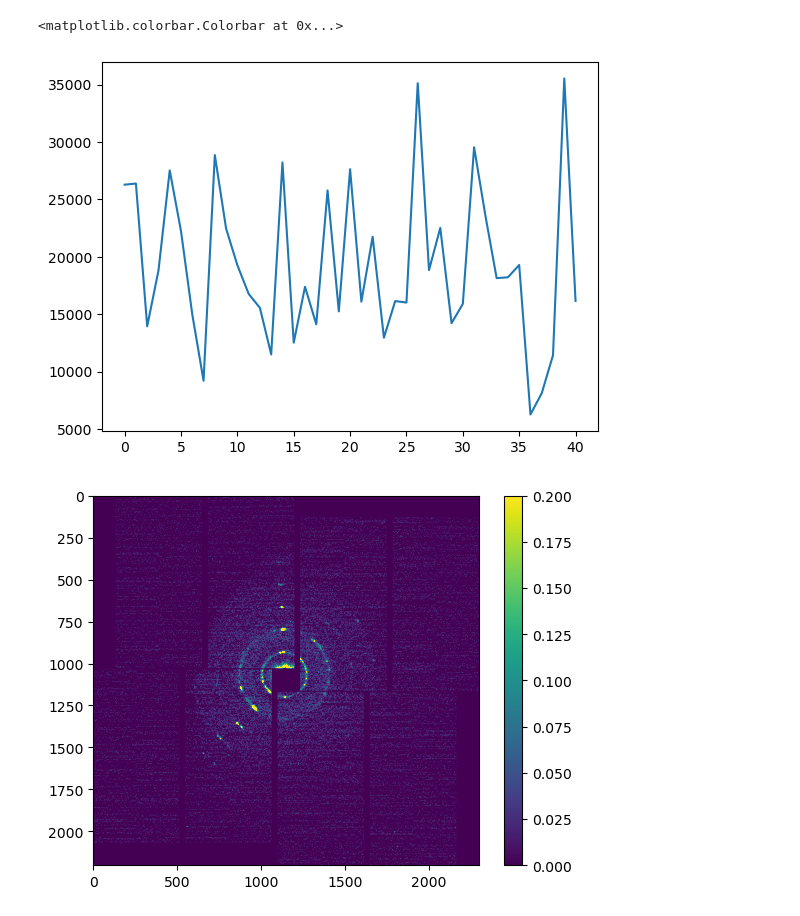
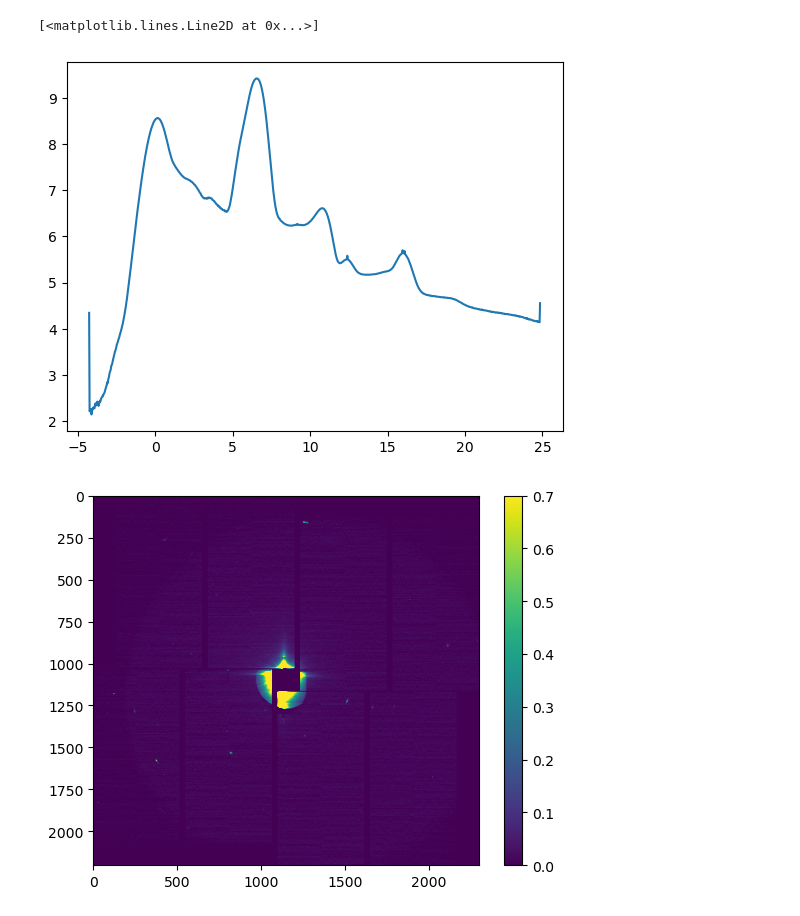
Before and after one commit to FXIhub/LCLS-CXI-1008449, a Jupyter notebook: PA-stuff/Untitled.ipynb, the cells around one changed output. Cells and saved outputs as stored; diff of their text form; code cells hidden in the pictures.

```diff
--- a/PA-stuff/Untitled.ipynb
+++ b/PA-stuff/Untitled.ipynb
@@ -6,15 +7,46 @@ from constants import *
 # %%
-with h5py.File(f'{H5_FOLDER}/r22.h5') as f:
-    event_inten =f['/event_inten'][:]
+
+run = 31
+ds = psana.DataSource(f'exp={EXP_NAME}:run={run}:smd')
+
+env = ds.env() #not sure what this is or why we load it
+
+det_name = 'CxiDs1.0:Jungfrau.0' ## or alias 'jungfrau4M'
+
+det = psana.Detector(det_name, env)
+
+
+with h5py.File(f'{H5_FOLDER}/r{run}.h5') as f:
+
     run_mean = f['/run_mean'][:]
+    run_sigma = f['/run_sigma'][:]
+    event_inten = f['/event_inten'][:]
+    pixel_hist = f['/pixel_hist_le25'][:]
+    pixel_hist_bins_le50 = f['/pixel_hist_bins_le25'][:-1]
+
+
+for evt in ds.events():
+    break
+
+assem_run_mean = det.image(evt, run_mean)
+assem_run_sigma = det.image(evt, run_sigma)
+
+plt.figure()
+plt.plot(pixel_hist_bins_le50,np.log10(pixel_hist))
+
+plt.figure()
+plt.imshow(assem_run_mean, vmin=0, vmax=0.7)
+plt.colorbar()
+
+plt.figure()
+plt.imshow(assem_run_sigma)
+plt.colorbar()
+
+
 
 plt.figure()
 plt.plot(event_inten)
-
-plt.figure()
-plt.imshow(run_mean, vmin=0, vmax=0.2)
-plt.colorbar()
 # %% [output]
-<matplotlib.colorbar.Colorbar at 0x...>
+[<matplotlib.lines.Line2D at 0x...>]
-[figure, old version]
+[figure, new version]
-[figure, old version]
+[figure, new version]
```
Also changed, not shown: parts of 2 cells of this notebook, 24 other files.
